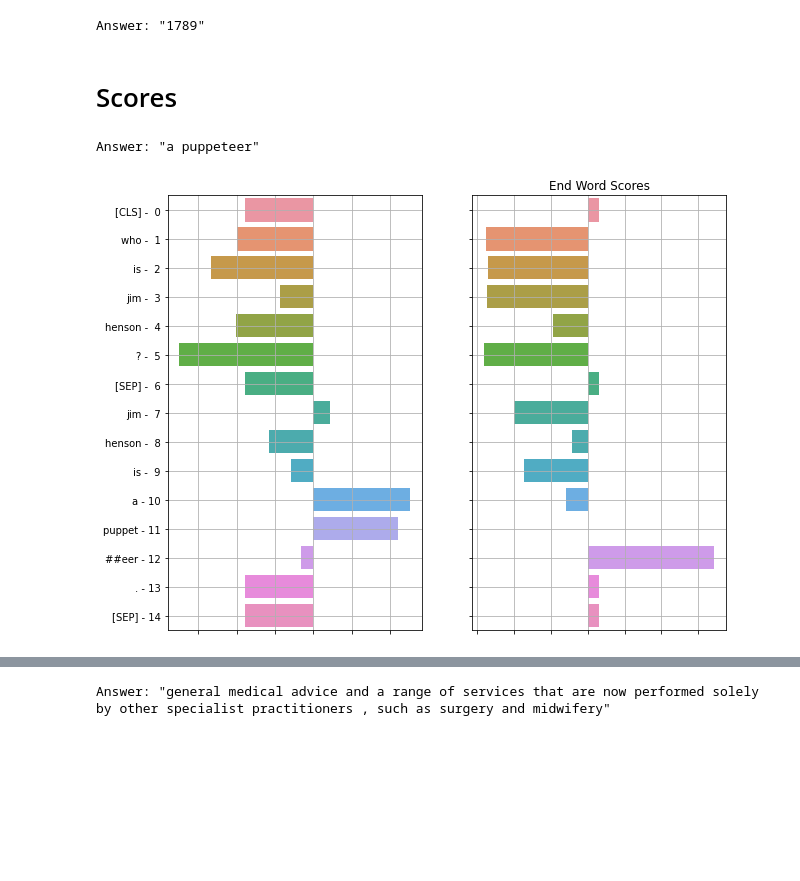
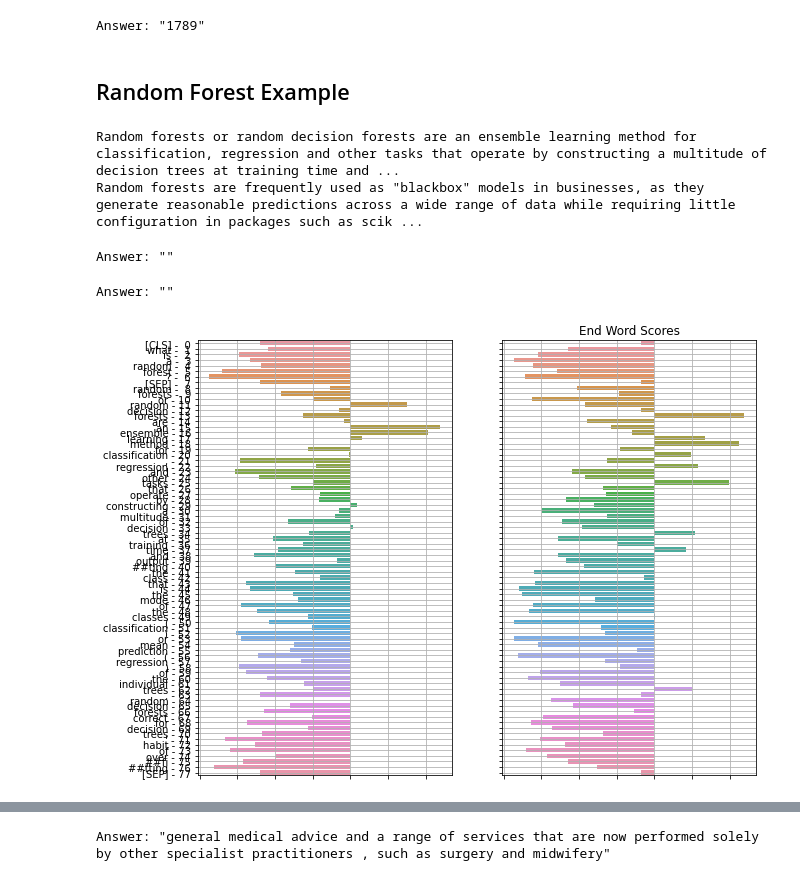
Before and after one commit to swilsonmfc/nlp, a Jupyter notebook: BertQuestionAnswer.ipynb, the cells around one changed output, grey strips where cells are left out. Drawn from its saved outputs; the diff is of its cells as text; code cells hidden in the pictures; blank space fills up the shorter version.

```diff
--- a/BertQuestionAnswer.ipynb
+++ b/BertQuestionAnswer.ipynb
@@ -245,10 +272,19 @@ Answer: "quarterback"
 q_and_a('Who was the first president?', wikipedia.summary('List of presidents of the United States'))
 # %% [output]
 Answer: "1789"
-# %% [markdown]
-# Scores
-# %%
-q_and_a('Who is Jim Henson?', 'Jim Henson is a puppeteer.', condense_subwords=True, display_scores=True)
-# %% [output]
-Answer: "a puppeteer"
-[figure, removed]
+# %% [markdown]
+## Random Forest Example
+# %%
+print(wikipedia.summary('Random Forest'))
+# %% [output]
+Random forests or random decision forests are an ensemble learning method for classification, regression and other tasks that operate by constructing a multitude of decision trees at training time and ...
+Random forests are frequently used as "blackbox" models in businesses, as they generate reasonable predictions across a wide range of data while requiring little configuration in packages such as scik ...
+# %%
+q_and_a('What is a random forest?', wikipedia.summary('Random Forest'))
+# %% [output]
+Answer: ""
+# %%
+q_and_a('What is a random forest?', wikipedia.summary('Random Forest'), display_scores=True)
+# %% [output]
+Answer: ""
+[figure, added]
```
Also changed, not shown: parts of 14 cells of this notebook.
